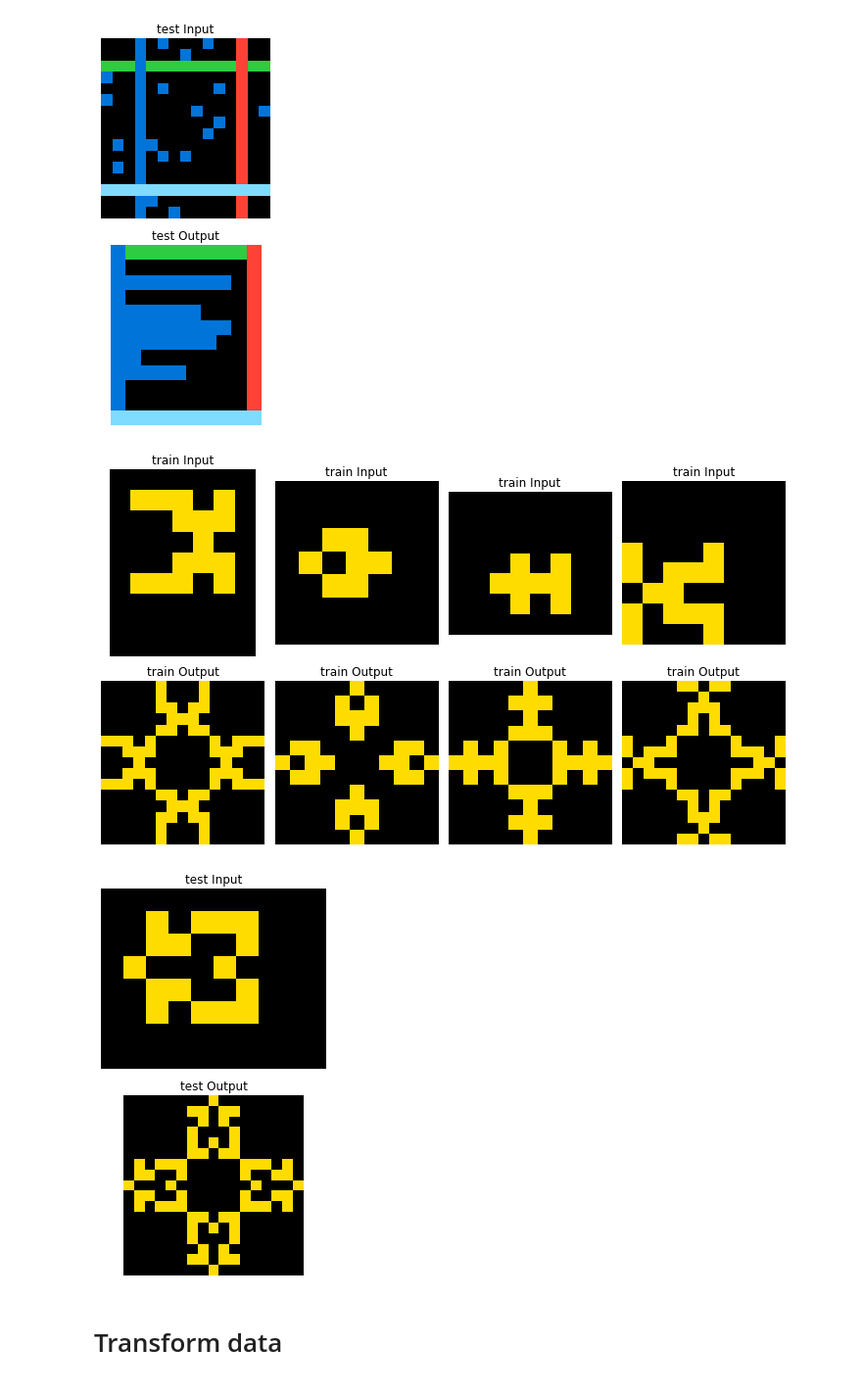
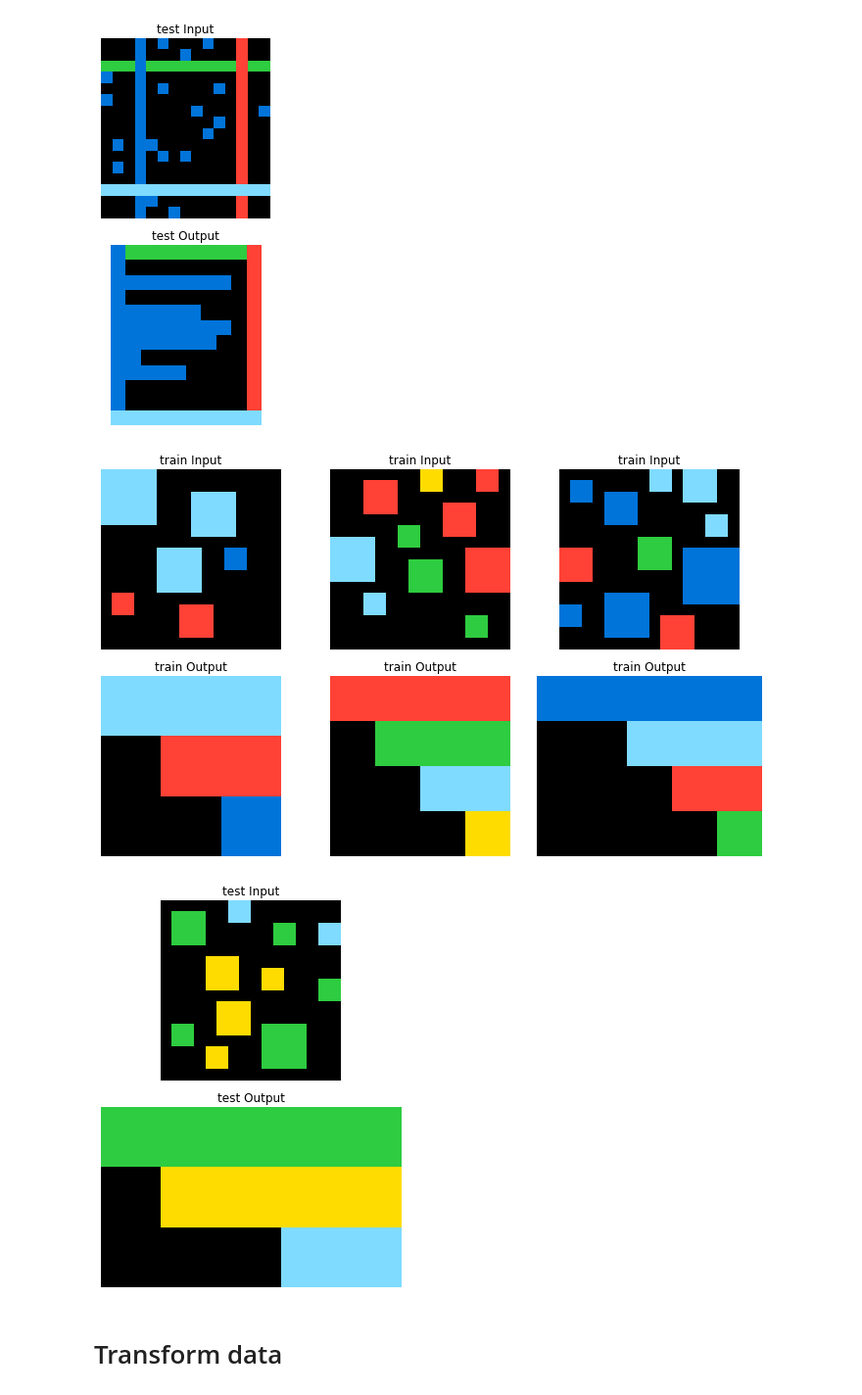
Before and after one commit to tnfru/colab_research, a Jupyter notebook: ARC.ipynb, the cells around one changed output. Shown at 98% size. Saved outputs shown, nothing was run; the diff lists cells and outputs as text; code cells hidden in the pictures.

```diff
--- a/ARC.ipynb
+++ b/ARC.ipynb
@@ -132,9 +135,9 @@ plot_task(train_tasks[137])
 [figure]
 [figure]
 # %%
-plot_task(val_tasks[64])
+plot_task(val_tasks[65])
 # %% [output]
-[figure, old version]
+[figure, new version]
-[figure, old version]
+[figure, new version]
 # %% [markdown]
 # Transform data
```
Also changed, not shown: parts of 12 cells of this notebook.
